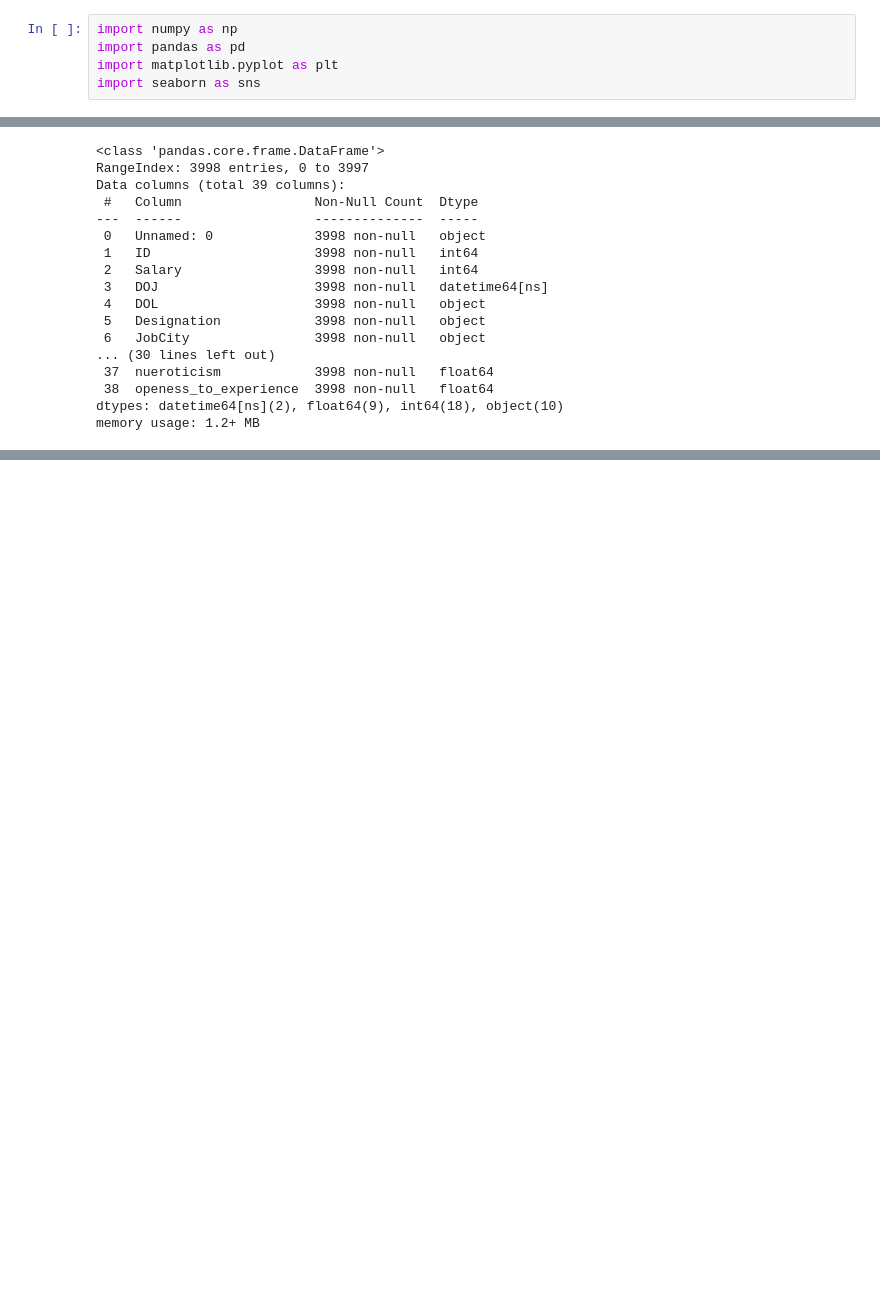
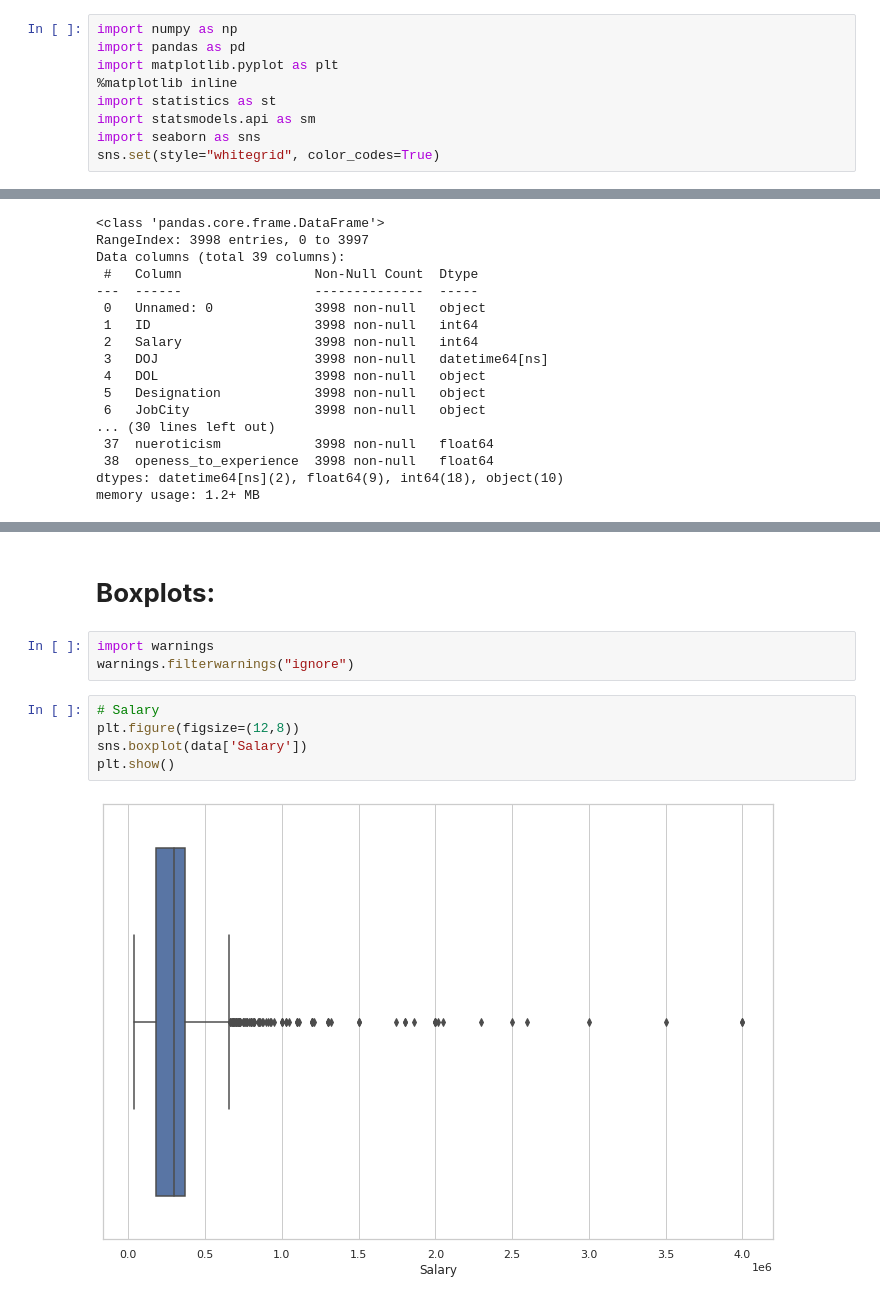
Before and after one commit to CodeWithSridhar/Innomatics-Internship, a Jupyter notebook: Task11_Exploratory_Data_Analysis(EDA).ipynb, the cells around one changed output, grey strips where cells are left out. Saved outputs shown, nothing was run; the diff lists cells and outputs as text; blank space fills up the shorter version.

```diff
--- a/Task11_Exploratory_Data_Analysis(EDA).ipynb
+++ b/Task11_Exploratory_Data_Analysis(EDA).ipynb
@@ -11,7 +11,11 @@ The dataset was released by Aspiring Minds from the Aspiring Mind Employment Out
 import numpy as np
 import pandas as pd
 import matplotlib.pyplot as plt
+%matplotlib inline
+import statistics as st
+import statsmodels.api as sm
 import seaborn as sns
+sns.set(style="whitegrid", color_codes=True)
 # %%
 data = pd.read_excel("https://raw.githubusercontent.com/CodeWithSridhar/Innomatics-Internship/main/aspiring_minds_employability_outcomes_2015.xlsx")
 # %%
@@ -90,0 +193,12 @@ memory usage: 1.2+ MB
+# %% [markdown]
+# **Boxplots:**
+# %%
+import warnings
+warnings.filterwarnings("ignore")
+# %%
+# Salary
+plt.figure(figsize=(12,8))
+sns.boxplot(data['Salary'])
+plt.show()
+# %% [output]
+[figure, added]
```
Also changed, not shown: parts of 33 cells of this notebook.
